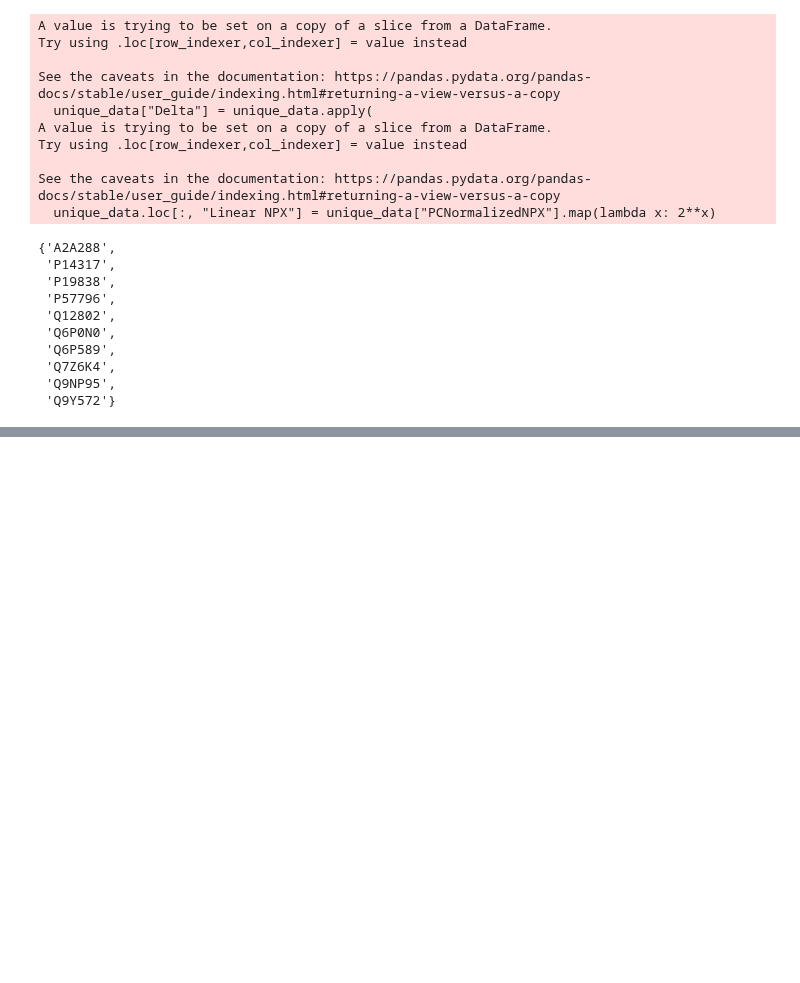
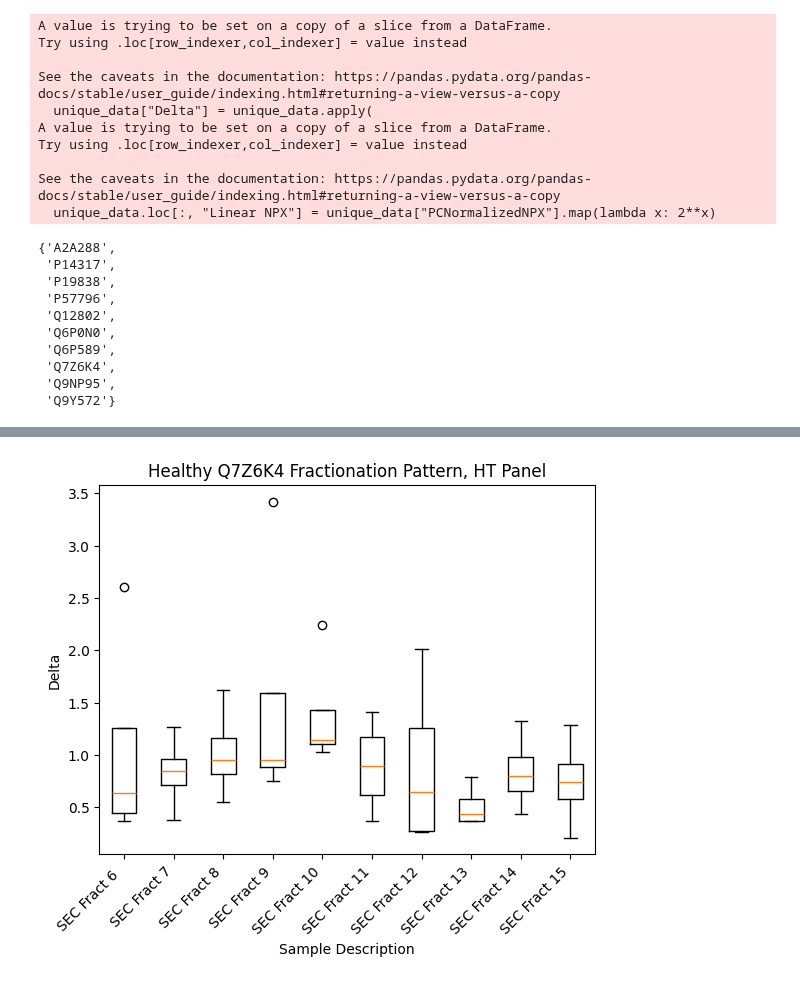
Before and after one commit to Walt-Lab/bdev_mass_spec, a Jupyter notebook: docs/example_usage.ipynb, the cells around one changed output, grey strips where cells are left out. Saved outputs shown, nothing was run; the diff lists cells and outputs as text; code cells hidden in the pictures; blank space fills up the shorter version.

```diff
--- a/docs/example_usage.ipynb
+++ b/docs/example_usage.ipynb
@@ -20,0 +15,11 @@ output_directory = "C:\\Users\\Wyss User\\Documents\\EVs\\OLINK\\outputs\\ht_out
+# %%
+assay_list_path = "data\\231220_ht_panel_assay_list.xlsx"
+brain_rna_seq_raw_path = "data\\240411_brain_rna_seq_raw.csv"
+output_directory = "outputs\\ht_output"
+plate_layout_path = "data\\231204_Walt_Olink_HT_Plate.xlsx"
+raw_data = "data\\240214_Walt_Olink_HT_Raw.parquet"
+uniprot_fasta_database = "data\\uniprot_fasta_database.gz"
+# %%
+# create a tidy dataframe from the raw data file
+
+tidy_data = clean_up_raw_data(raw_data, plate_layout_path)
@@ -59,0 +107,6 @@ See the caveats in the documentation: https://pandas.pydata.org/pandas-docs/stab
+# %%
+# make a box-and-whisker plot for a target of interest
+
+plot_protein_fractionation(tidy_data, "Q7Z6K4")
+# %% [output]
+[figure, added]
```
Also changed, not shown: parts of 5 cells of this notebook, 3 other files.
